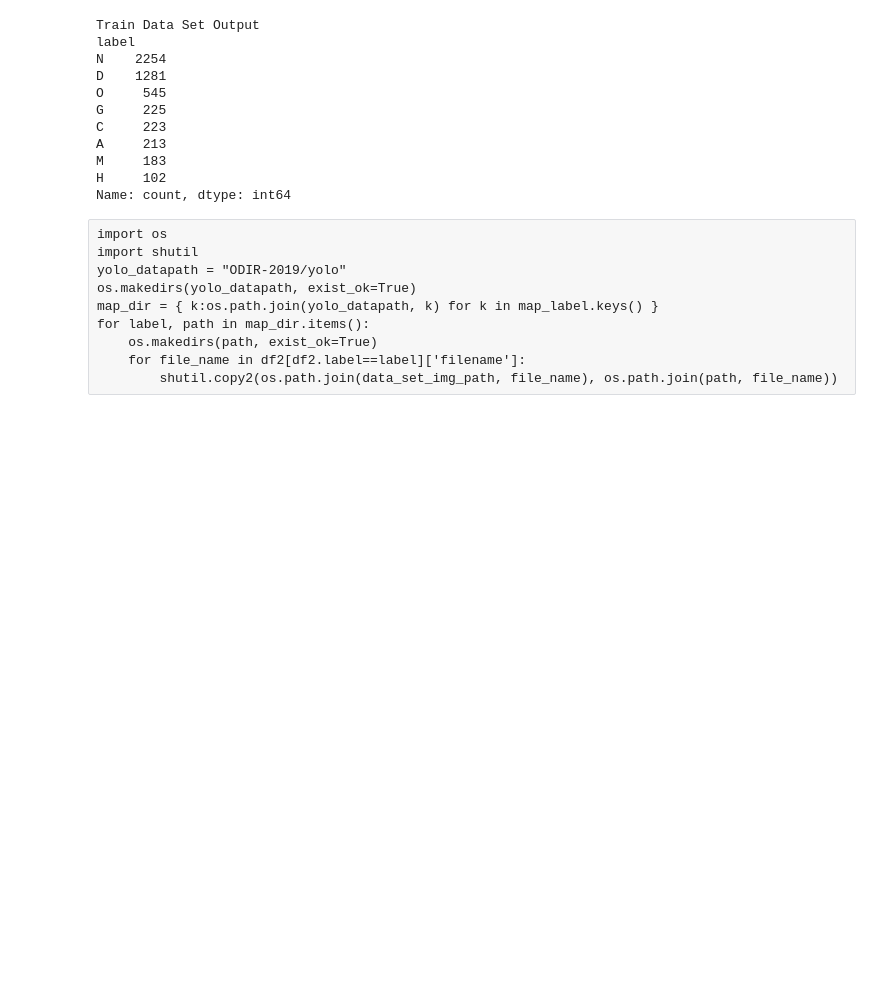
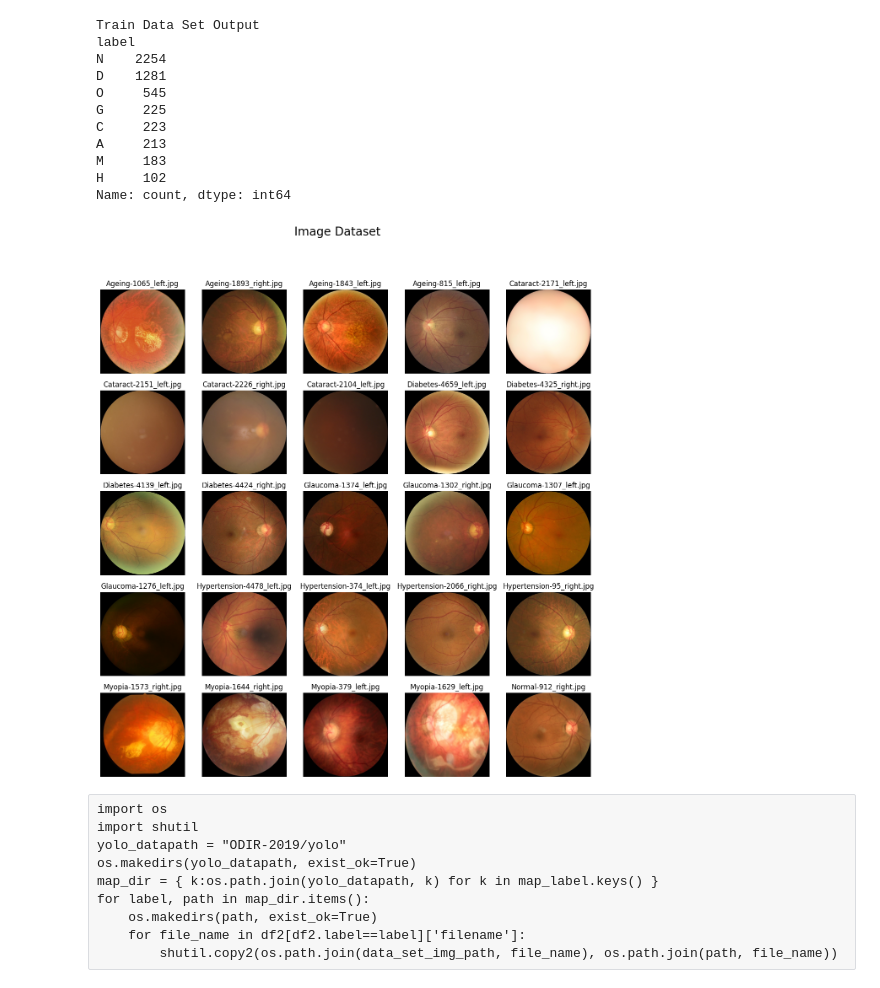
Before and after one commit to raymondsamalo/ITI123-GenerativeAIDeepLearningProject, a Jupyter notebook: 01_ODIR-2019-EDA.ipynb, the cells around one changed output. Saved outputs shown, nothing was run; the diff lists cells and outputs as text; code cells hidden in the pictures; blank space fills up the shorter version.

```diff
--- a/01_ODIR-2019-EDA.ipynb
+++ b/01_ODIR-2019-EDA.ipynb
@@ -320,6 +323,31 @@ os.makedirs(result_datapath, exist_ok=True)
 df2.to_csv(os.path.join(result_datapath, '01_eda_df.csv'), index=False)
 train_df.to_csv(os.path.join(result_datapath, '01_eda_train_df.csv'), index=False)
 test_df.to_csv(os.path.join(result_datapath, '01_eda_test_df.csv'), index=False)
+# %%
+import cv2
+def view_random_images(train_data, w=512,h=512):
+    samples = train_data.groupby('class').apply(lambda x: x.sample(4)).reset_index(drop=True)
+    images_path = list(samples['filename'])
+    labels = list(samples['class'])
+
+    plt.figure(figsize=(15, 15))
+    plt.suptitle("Image Dataset", fontsize=20)
+
+    for i in range(1, 26):
+        plt.subplot(5, 5, i)
+        image_path=os.path.join(data_set_img_path, images_path[i-1])
+        img = cv2.imread(image_path)
+        img = cv2.cvtColor(img, cv2.COLOR_BGR2RGB)
+#        img = image_preprocessing(img, IMG_WIDTH, IMG_HEIGHT)
+        img = cv2.resize(img, (w, h))
+        img = img / 255.
+        plt.imshow(img, aspect="auto")
+        plt.title(f"{labels[i-1]}-{images_path[i-1].split('/')[-1]}")
+        plt.axis(False);
+
+view_random_images(train_df)
+# %% [output]
+[figure, added]
 # %% [raw]
 import os
 import shutil
```
Also changed, not shown: parts of 2 cells of this notebook.
